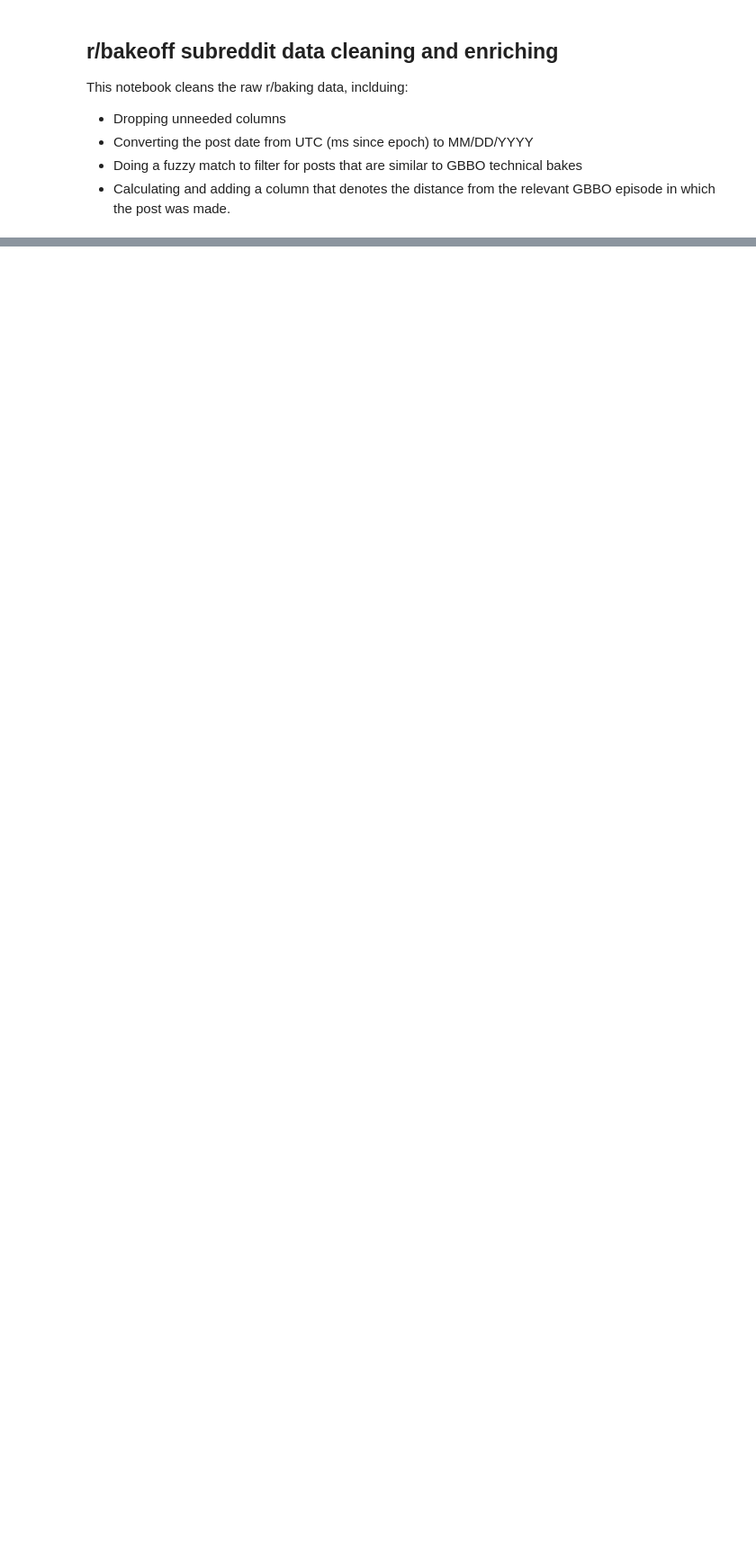
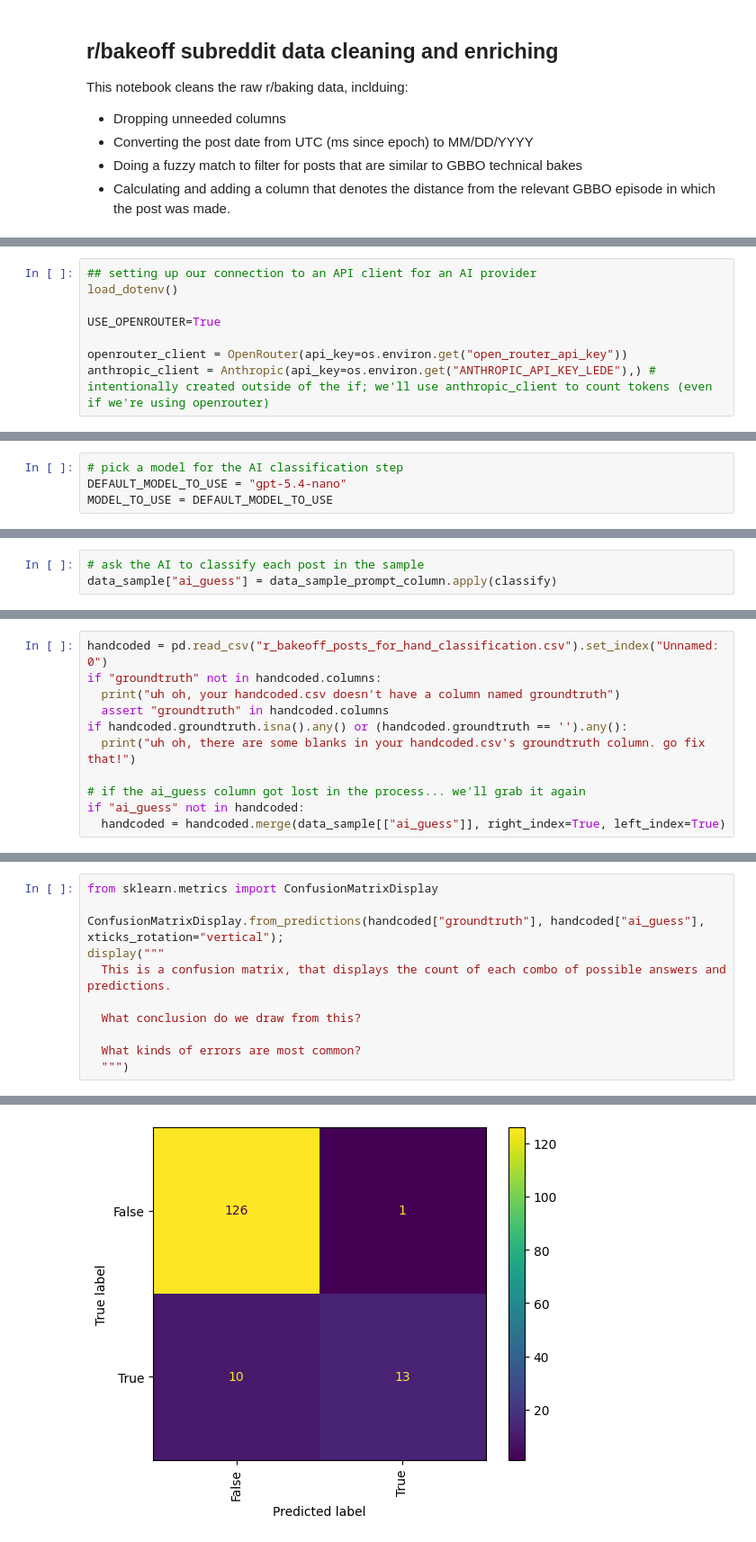
Before and after one commit to rachelavice/bakeoff_effect, a Jupyter notebook: notebooks/r-bakeoff-reddit-post-data-cleaning.ipynb, the cells around one changed output, grey strips where cells are left out. Shown at 90% size. Cells and saved outputs as stored; diff of their text form; blank space fills up the shorter version.

```diff
--- a/notebooks/r-bakeoff-reddit-post-data-cleaning.ipynb
+++ b/notebooks/r-bakeoff-reddit-post-data-cleaning.ipynb
@@ -145,0 +166,8 @@ else:
+# %%
+## setting up our connection to an API client for an AI provider
+load_dotenv()
+
+USE_OPENROUTER=True
+
+openrouter_client = OpenRouter(api_key=os.environ.get("open_router_api_key"))
+anthropic_client = Anthropic(api_key=os.environ.get("ANTHROPIC_API_KEY_LEDE"),) # intentionally created outside of the if; we'll use anthropic_client to count tokens (even if we're using openrouter)
@@ -145,0 +199,4 @@ else:
+# %%
+# pick a model for the AI classification step
+DEFAULT_MODEL_TO_USE = "gpt-5.4-nano"
+MODEL_TO_USE = DEFAULT_MODEL_TO_USE
@@ -145,0 +292,3 @@ else:
+# %%
+# ask the AI to classify each post in the sample
+data_sample["ai_guess"] = data_sample_prompt_column.apply(classify)
@@ -145,0 +324,11 @@ else:
+# %%
+handcoded = pd.read_csv("r_bakeoff_posts_for_hand_classification.csv").set_index("Unnamed: 0")
+if "groundtruth" not in handcoded.columns:
+  print("uh oh, your handcoded.csv doesn't have a column named groundtruth")
+  assert "groundtruth" in handcoded.columns
+if handcoded.groundtruth.isna().any() or (handcoded.groundtruth == '').any():
+  print("uh oh, there are some blanks in your handcoded.csv's groundtruth column. go fix that!")
+
+# if the ai_guess column got lost in the process... we'll grab it again
+if "ai_guess" not in handcoded:
+  handcoded = handcoded.merge(data_sample[["ai_guess"]], right_index=True, left_index=True)
@@ -145,0 +342,12 @@ else:
+# %%
+from sklearn.metrics import ConfusionMatrixDisplay
+
+ConfusionMatrixDisplay.from_predictions(handcoded["groundtruth"], handcoded["ai_guess"],  xticks_rotation="vertical");
+display("""
+  This is a confusion matrix, that displays the count of each combo of possible answers and predictions.
+
+  What conclusion do we draw from this?
+
+  What kinds of errors are most common?
+  """)
+# %% [output]
@@ -145,0 +355 @@ else:
+[figure, added]
```
Also changed, not shown: parts of 30 cells of this notebook, 1 other file.
